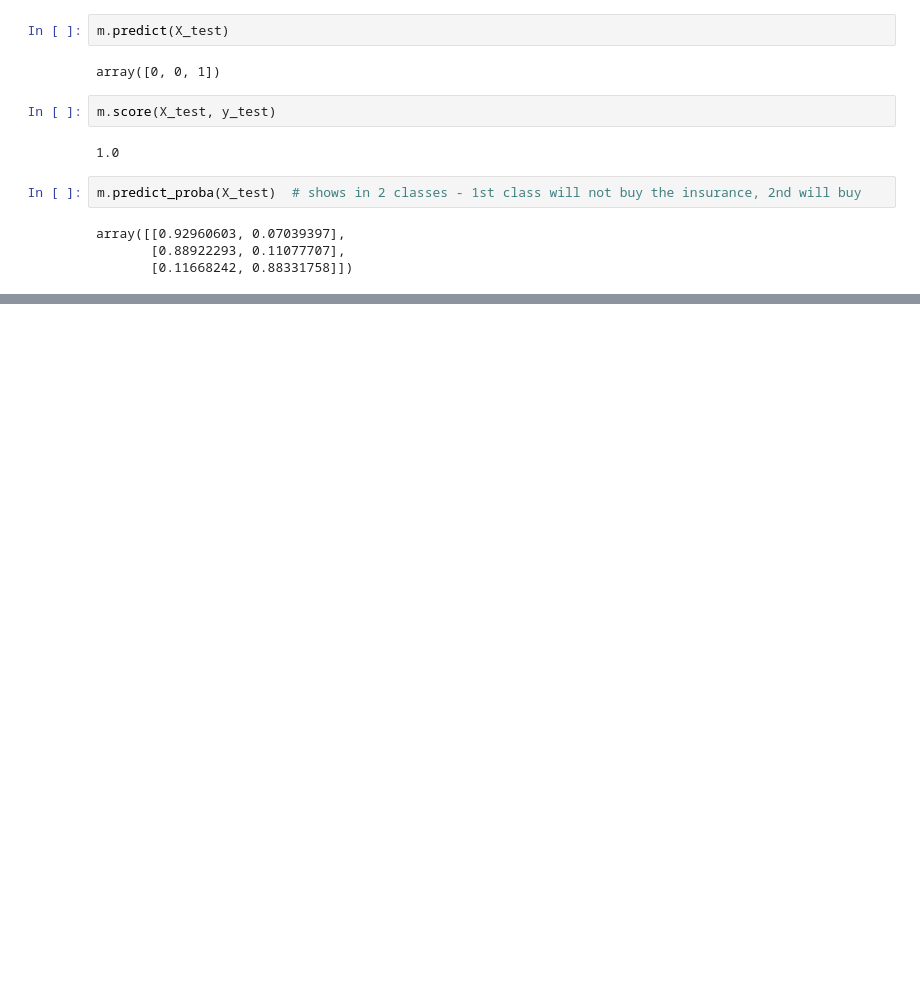
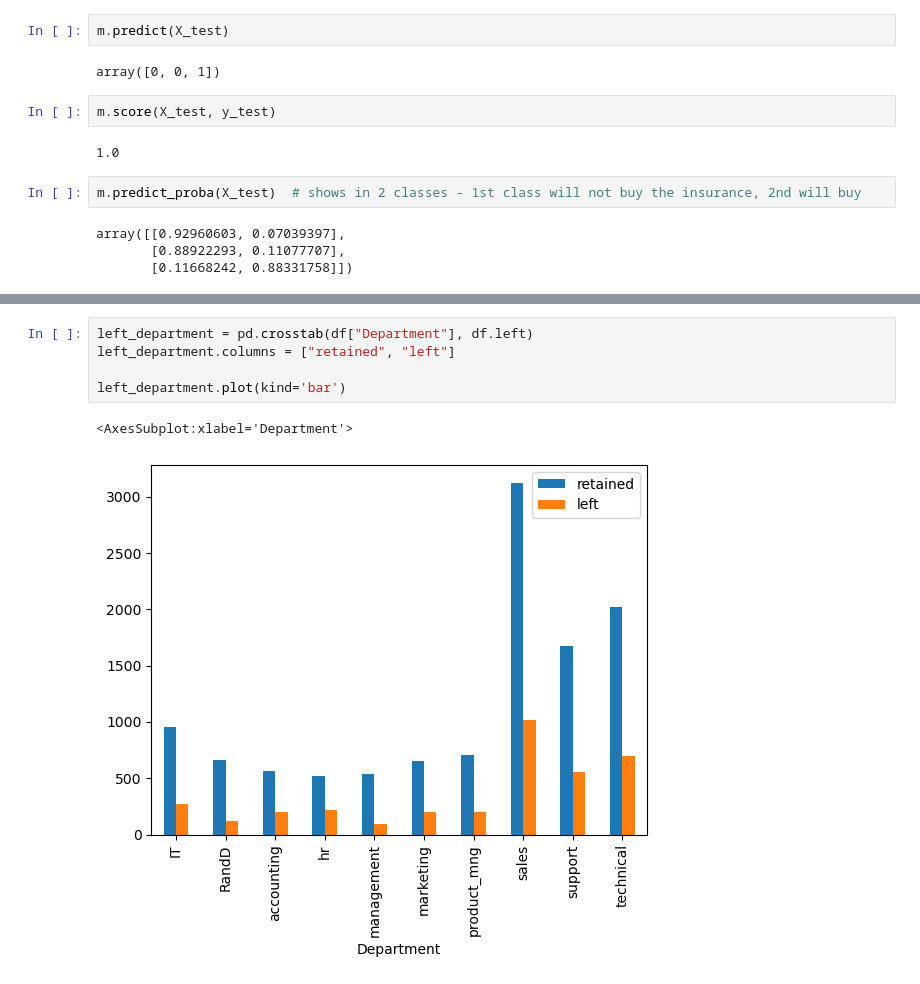
Before and after one commit to pythoneerHiro/ml-101, a Jupyter notebook: ml/logistic_regression.ipynb, the cells around one changed output, grey strips where cells are left out. Cells and saved outputs as stored; diff of their text form; blank space fills up the shorter version.

```diff
--- a/ml/logistic_regression.ipynb
+++ b/ml/logistic_regression.ipynb
@@ -65,0 +135,8 @@ array([[0.92960603, 0.07039397],
+# %%
+left_department = pd.crosstab(df["Department"], df.left)
+left_department.columns = ["retained", "left"]
+
+left_department.plot(kind='bar')
+# %% [output]
+<AxesSubplot:xlabel='Department'>
+[figure, added]
```
Also changed, not shown: parts of 19 cells of this notebook.
